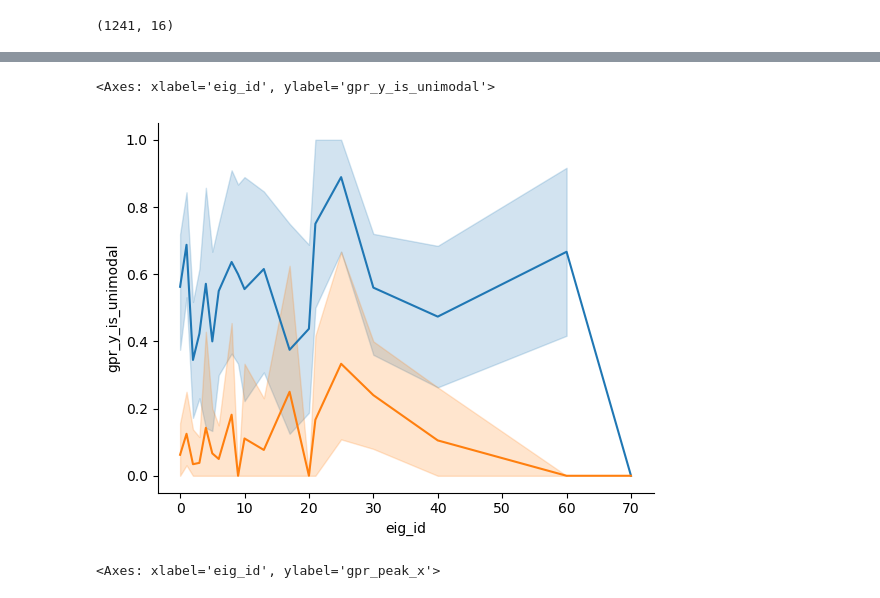
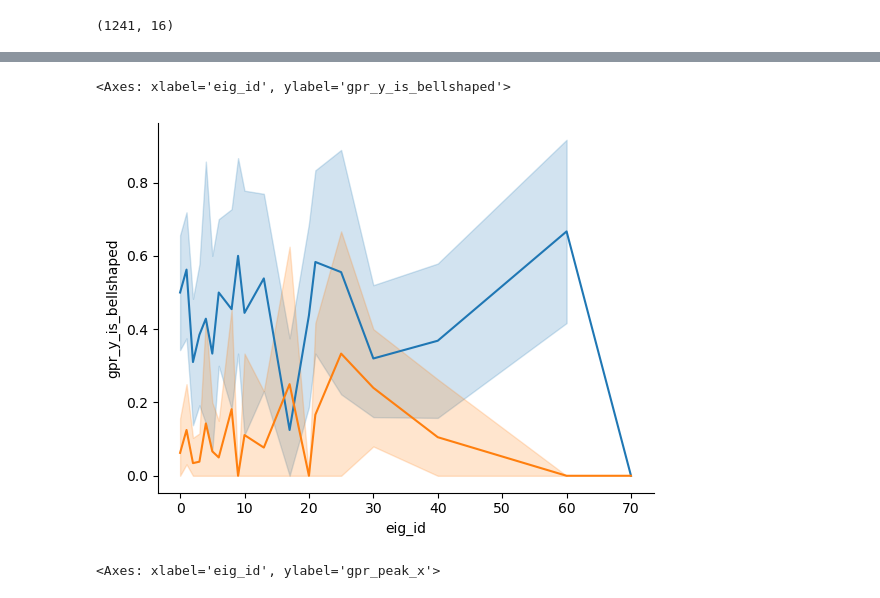
Before and after one commit to Animadversio/Neuro-ActMax-GAN-comparison, a Jupyter notebook: notebooks/BigGAN_Hessian_Tuning_shape_synopsis.ipynb, the cells around one changed output, grey strips where cells are left out. Cells and saved outputs as stored; diff of their text form; code cells hidden in the pictures.

```diff
--- a/notebooks/BigGAN_Hessian_Tuning_shape_synopsis.ipynb
+++ b/notebooks/BigGAN_Hessian_Tuning_shape_synopsis.ipynb
@@ -244,7 +244,47 @@ def is_unimodal_np(y_values: np.ndarray, EPS: float = 0.01) -> bool:
     is_non_increasing = np.all(diffs_after <= EPS)
 
     return is_non_decreasing and is_non_increasing
+
+
+
+def is_bellshaped_np(y_values: np.ndarray, EPS: float = 0.01) -> bool:
+    """
+    Determines if the given NumPy array y_values is bellshaped
+    (has a single peak and is unimodal).
+
+    Args:
+        y_values (np.ndarray): Sequence of numerical y-values.
+        EPS (float): Tolerance for considering two values as equal (default is 0.01).
+
+    Returns:
+        bool: True if the sequence is unimodal, False otherwise.
+    """
+    if y_values.size == 0:
+        return False  # Empty sequence is not unimodal
+    if y_values.size == 1:
+        return True  # Single element is trivially unimodal
+
+    # Find the index of the first occurrence of the maximum value
+    peak_index = np.argmax(y_values)
+    if peak_index == 0 or peak_index == y_values.size - 1:
+        return False # the peak is at the boundary, not bellshaped
+    # Split the array into two parts: before and after the peak
+    before_peak = y_values[:peak_index + 1]
+    after_peak = y_values[peak_index:]
+
+    # Compute differences for both parts
+    diffs_before = np.diff(before_peak)
+    diffs_after = np.diff(after_peak)
+
+    # Check if the sequence before the peak is non-decreasing
+    is_non_decreasing = np.all(diffs_before >= -EPS)
+
+    # Check if the sequence after the peak is non-increasing
+    is_non_increasing = np.all(diffs_after <= EPS)
+
+    return is_non_decreasing and is_non_increasing
 # %%
 tuning_fitting_stats_table["gpr_y_is_unimodal"] = tuning_fitting_stats_table.apply(lambda row: is_unimodal_np(row["gpr_y_mean"]), axis=1)
 tuning_fitting_stats_table["gpr_y_is_monotonic"] = tuning_fitting_stats_table.apply(lambda row: is_monotonic_np(row["gpr_y_mean"]), axis=1)
+tuning_fitting_stats_table["gpr_y_is_bellshaped"] = tuning_fitting_stats_table.apply(lambda row: is_bellshaped_np(row["gpr_y_mean"]), axis=1)
 # %%
@@ -275,11 +315,12 @@ tuning_fitting_stats_table["gpr_peak_y"] = tuning_fitting_stats_table.apply(lamb
 # %%
 tuning_fitting_stats_table['is_common_axis'] = tuning_fitting_stats_table.apply(lambda row: row['x_values'].max() == 0.4 and row['x_values'].min() == -0.4, axis=1)
 # %%
-sns.lineplot(data=tuning_fitting_stats_table.query("anova_p_value < 0.001 and is_common_axis"), x="eig_id", y="gpr_y_is_unimodal")
+sns.lineplot(data=tuning_fitting_stats_table.query("anova_p_value < 0.001 and is_common_axis"), x="eig_id", y="gpr_y_is_bellshaped")
+# sns.lineplot(data=tuning_fitting_stats_table.query("anova_p_value < 0.001 and is_common_axis"), x="eig_id", y="gpr_y_is_unimodal")
 sns.lineplot(data=tuning_fitting_stats_table.query("anova_p_value < 0.001 and is_common_axis"), x="eig_id", y="gpr_y_is_monotonic")
 # %% [output]
-<Axes: xlabel='eig_id', ylabel='gpr_y_is_unimodal'>
+<Axes: xlabel='eig_id', ylabel='gpr_y_is_bellshaped'>
-[figure, old version]
+[figure, new version]
 # %%
 sns.scatterplot(data=tuning_fitting_stats_table.query("anova_p_value < 0.001 and is_common_axis"), x="eig_id", y="gpr_peak_x")
 # %% [output]
```
Also changed, not shown: parts of 30 cells of this notebook, 1 other file.
